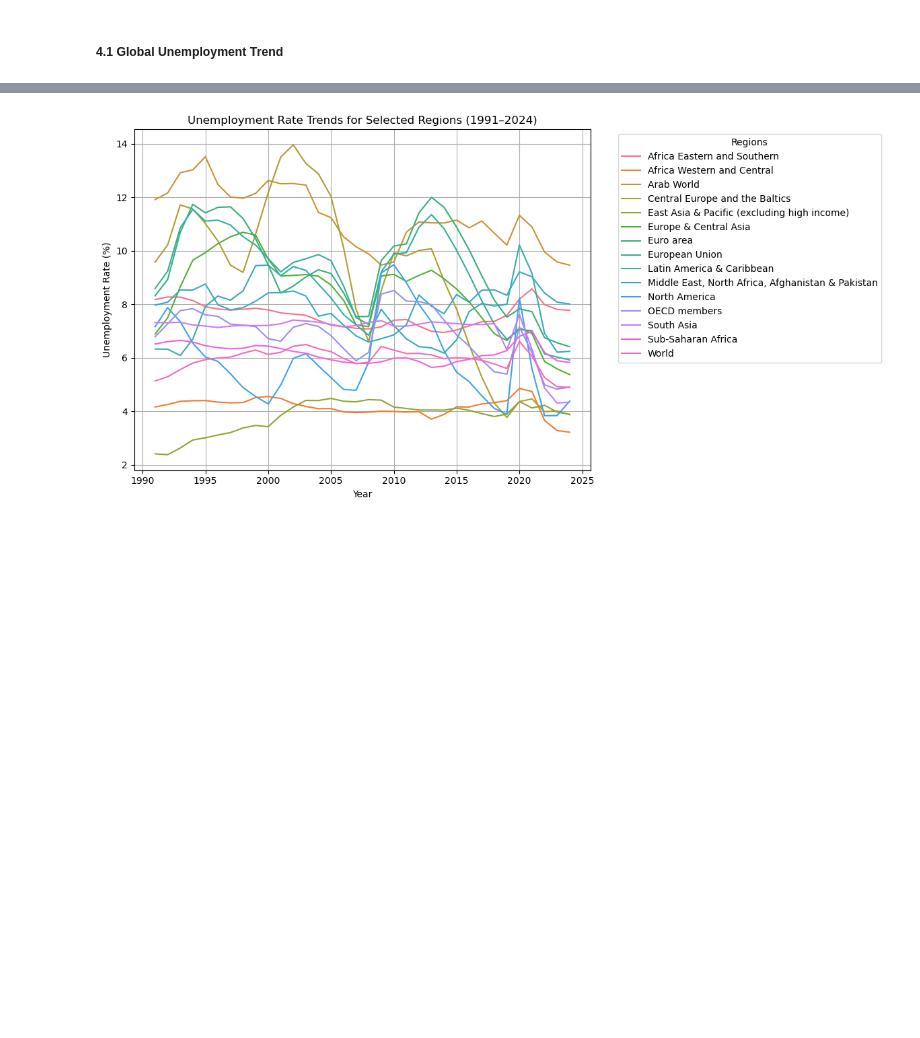
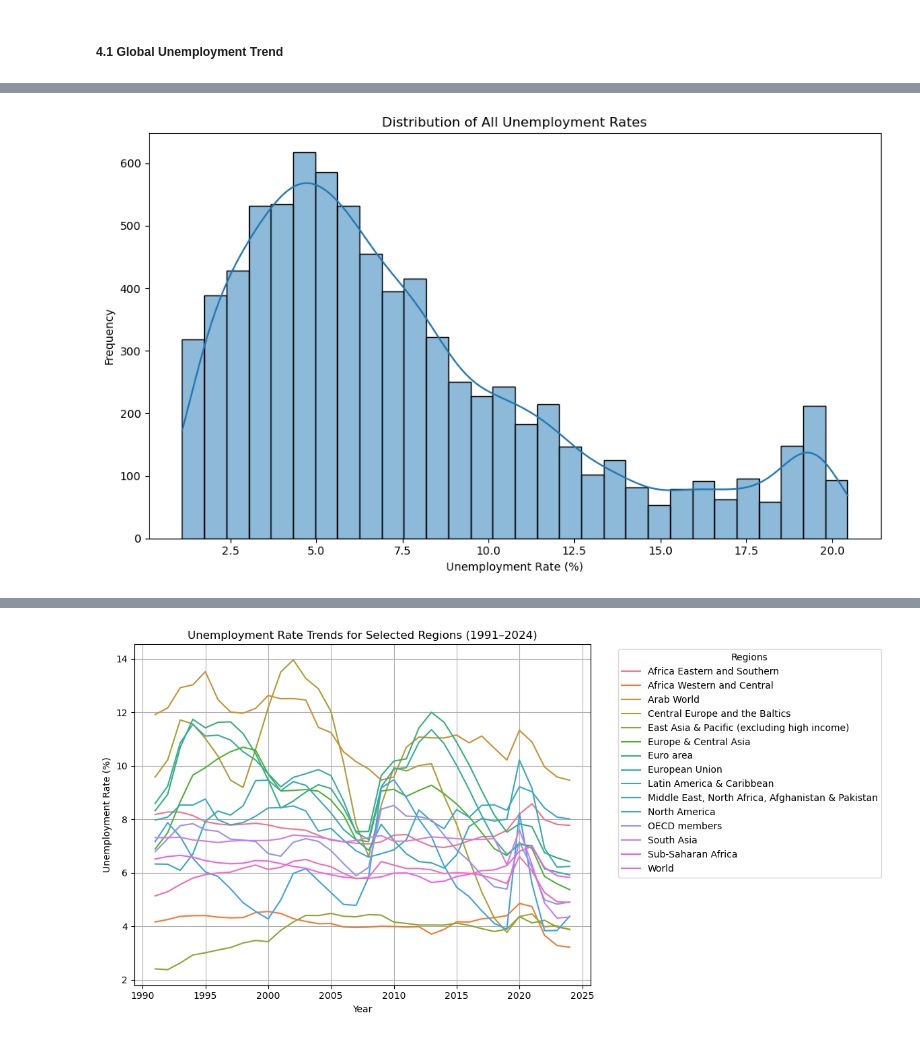
Before and after one commit to Josh-chief/Unemployment_Rate, a Jupyter notebook: Unemployment_Rates.ipynb, the cells around one changed output, grey strips where cells are left out. Saved outputs shown, nothing was run; the diff lists cells and outputs as text; code cells hidden in the pictures; blank space fills up the shorter version.

```diff
--- a/Unemployment_Rates.ipynb
+++ b/Unemployment_Rates.ipynb
@@ -386,0 +442,10 @@ plt.show()
+# %%
+plt.figure(figsize=(10, 6))
+sns.histplot(df_long['Unemployment Rate'], bins=30, kde=True)
+plt.title('Distribution of All Unemployment Rates')
+plt.xlabel('Unemployment Rate (%)')
+plt.ylabel('Frequency')
+plt.tight_layout()
+plt.show()
+# %% [output]
+[figure, added]
```
Also changed, not shown: parts of 32 cells of this notebook, 3 other files.
